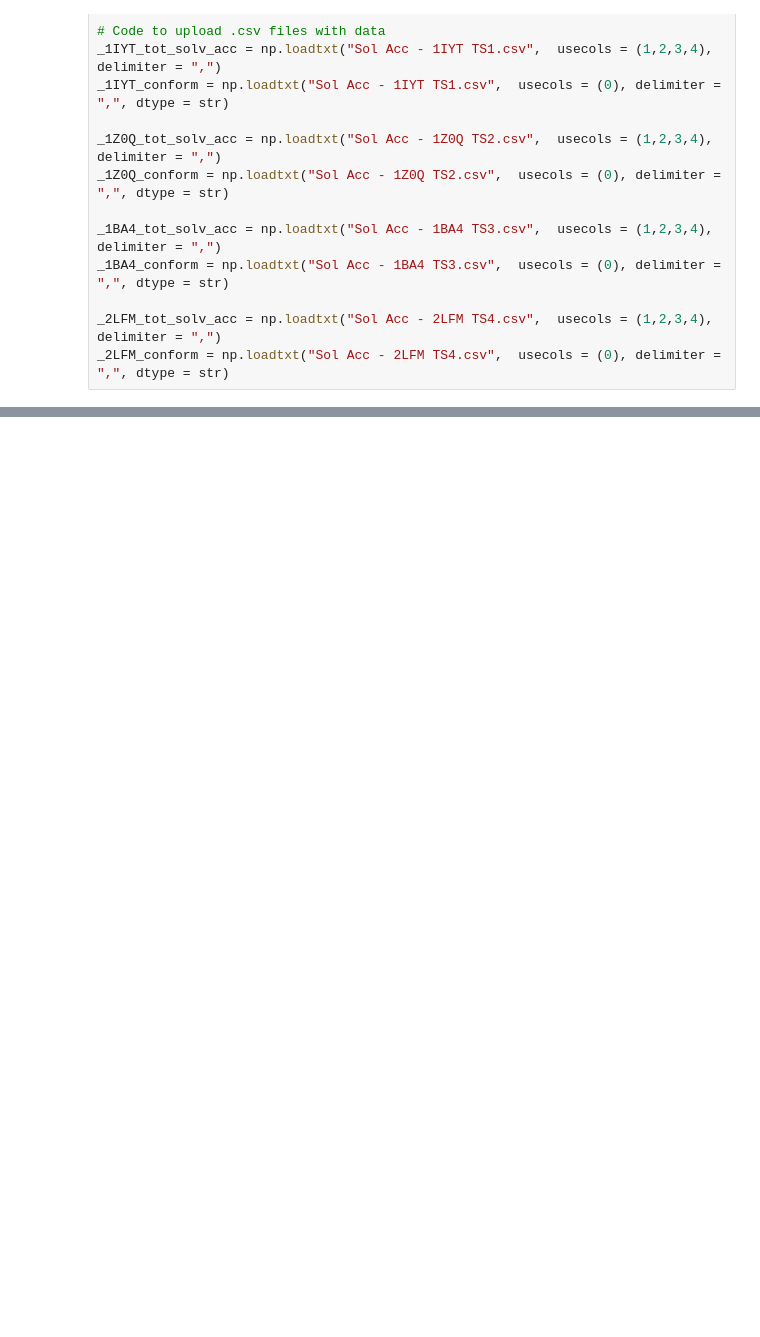
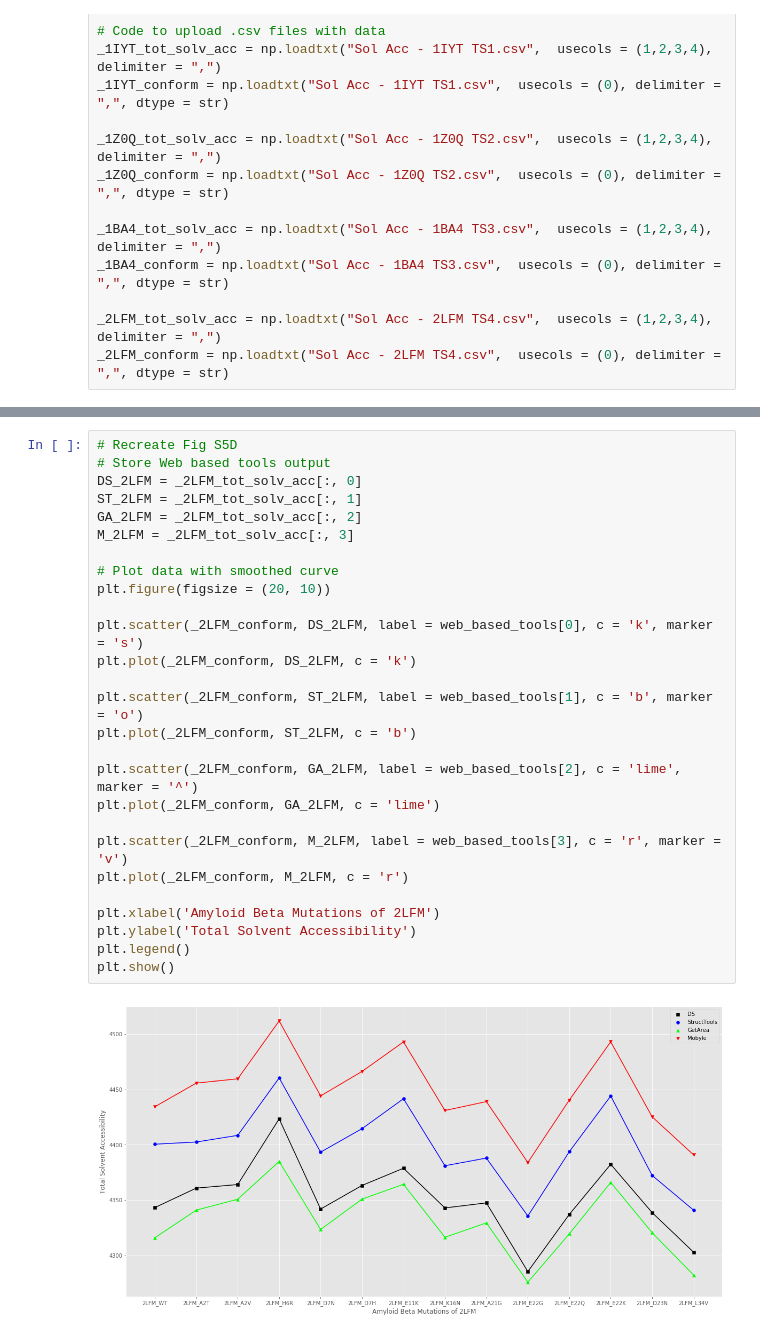
Before and after one commit to 188-project/Amyloid-Beta-Final-Project, a Jupyter notebook: Final Project Amyloid Beta.ipynb, the cells around one changed output, grey strips where cells are left out. Drawn from its saved outputs; the diff is of its cells as text; blank space fills up the shorter version.

```diff
--- a/Final Project Amyloid Beta.ipynb
+++ b/Final Project Amyloid Beta.ipynb
@@ -42,0 +112,29 @@ plt.show()
+# %%
+# Recreate Fig S5D
+# Store Web based tools output
+DS_2LFM = _2LFM_tot_solv_acc[:, 0]
+ST_2LFM = _2LFM_tot_solv_acc[:, 1]
+GA_2LFM = _2LFM_tot_solv_acc[:, 2]
+M_2LFM = _2LFM_tot_solv_acc[:, 3]
+
+# Plot data with smoothed curve
+plt.figure(figsize = (20, 10))
+
+plt.scatter(_2LFM_conform, DS_2LFM, label = web_based_tools[0], c = 'k', marker = 's')
+plt.plot(_2LFM_conform, DS_2LFM, c = 'k')
+
+plt.scatter(_2LFM_conform, ST_2LFM, label = web_based_tools[1], c = 'b', marker = 'o')
+plt.plot(_2LFM_conform, ST_2LFM, c = 'b')
+
+plt.scatter(_2LFM_conform, GA_2LFM, label = web_based_tools[2], c = 'lime', marker = '^')
+plt.plot(_2LFM_conform, GA_2LFM, c = 'lime')
+
+plt.scatter(_2LFM_conform, M_2LFM, label = web_based_tools[3], c = 'r', marker = 'v')
+plt.plot(_2LFM_conform, M_2LFM, c = 'r')
+
+plt.xlabel('Amyloid Beta Mutations of 2LFM')
+plt.ylabel('Total Solvent Accessibility')
+plt.legend()
+plt.show()
+# %% [output]
+[figure, added]
```
Also changed, not shown: parts of 3 cells of this notebook.
